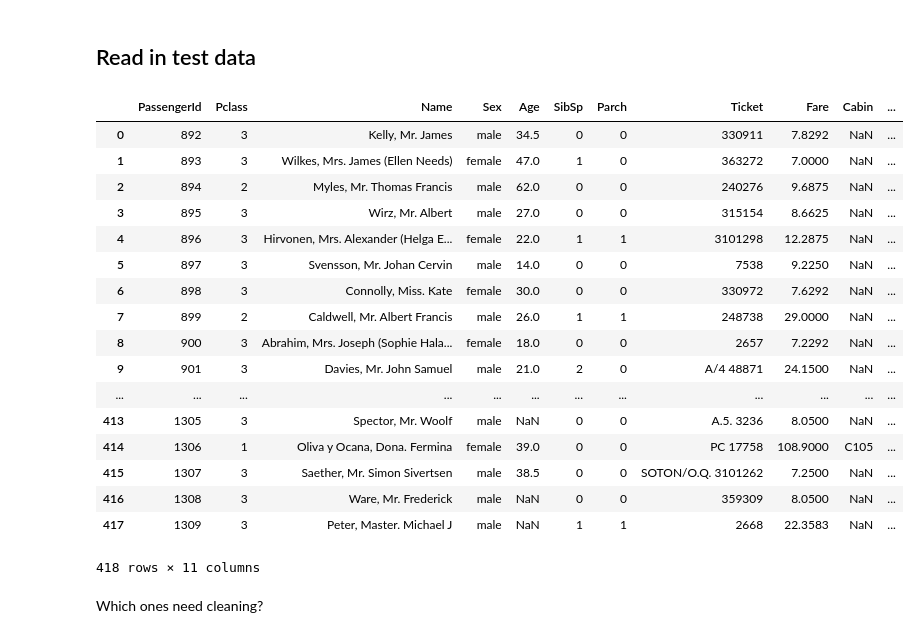
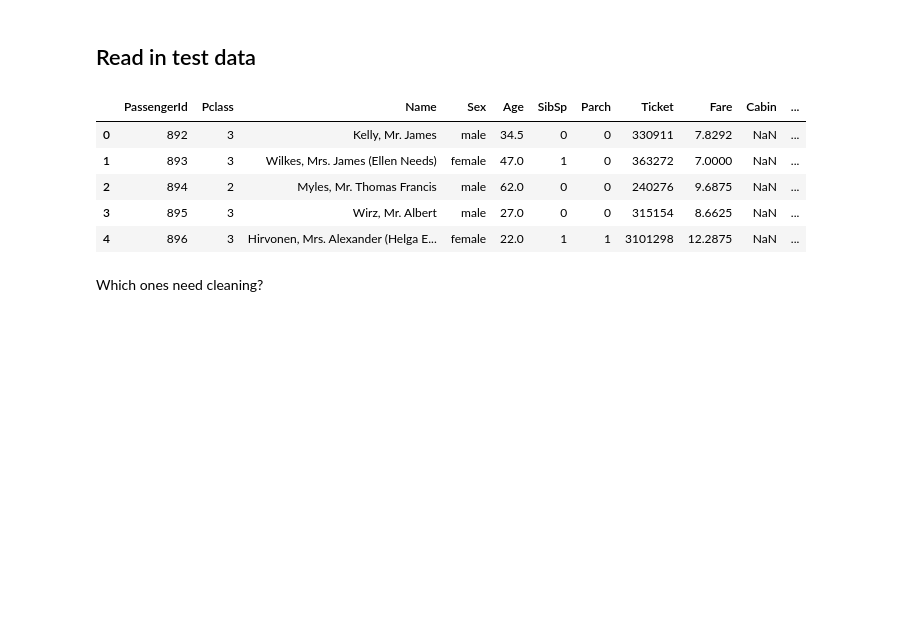
Before and after one commit to NickCorneau/kaggle, a Jupyter notebook: titanic/firstrandomforests.ipynb, the cells around one changed output. Cells and saved outputs as stored; diff of their text form; code cells hidden in the pictures; blank space fills up the shorter version.

Commit message:
Replace 'df'->'train_df' and only print the head of the df's.

```diff
--- a/titanic/firstrandomforests.ipynb
+++ b/titanic/firstrandomforests.ipynb
@@ -266,27 +245,15 @@ df
 # %% [markdown]
 ## Read in test data
 # %%
-test_df = pd.read_csv('csv/test.csv',header=0)
-test_df
+test_train_df = pd.read_csv('csv/test.csv',header=0)
+test_train_df.head()
 # %% [output]
 |  | PassengerId | Pclass | Name | Sex | Age | SibSp | Parch | Ticket | Fare | Cabin | ... |
 | 0 | 892 | 3 | Kelly, Mr. James | male | 34.5 | 0 | 0 | 330911 | 7.8292 | NaN | ... |
 | 1 | 893 | 3 | Wilkes, Mrs. James (Ellen Needs) | female | 47.0 | 1 | 0 | 363272 | 7.0000 | NaN | ... |
 | 2 | 894 | 2 | Myles, Mr. Thomas Francis | male | 62.0 | 0 | 0 | 240276 | 9.6875 | NaN | ... |
 | 3 | 895 | 3 | Wirz, Mr. Albert | male | 27.0 | 0 | 0 | 315154 | 8.6625 | NaN | ... |
 | 4 | 896 | 3 | Hirvonen, Mrs. Alexander (Helga E... | female | 22.0 | 1 | 1 | 3101298 | 12.2875 | NaN | ... |
-| 5 | 897 | 3 | Svensson, Mr. Johan Cervin | male | 14.0 | 0 | 0 | 7538 | 9.2250 | NaN | ... |
-| 6 | 898 | 3 | Connolly, Miss. Kate | female | 30.0 | 0 | 0 | 330972 | 7.6292 | NaN | ... |
-| 7 | 899 | 2 | Caldwell, Mr. Albert Francis | male | 26.0 | 1 | 1 | 248738 | 29.0000 | NaN | ... |
-| 8 | 900 | 3 | Abrahim, Mrs. Joseph (Sophie Hala... | female | 18.0 | 0 | 0 | 2657 | 7.2292 | NaN | ... |
-| 9 | 901 | 3 | Davies, Mr. John Samuel | male | 21.0 | 2 | 0 | A/4 48871 | 24.1500 | NaN | ... |
-| ... | ... | ... | ... | ... | ... | ... | ... | ... | ... | ... | ... |
-| 413 | 1305 | 3 | Spector, Mr. Woolf | male | NaN | 0 | 0 | A.5. 3236 | 8.0500 | NaN | ... |
-| 414 | 1306 | 1 | Oliva y Ocana, Dona. Fermina | female | 39.0 | 0 | 0 | PC 17758 | 108.9000 | C105 | ... |
-| 415 | 1307 | 3 | Saether, Mr. Simon Sivertsen | male | 38.5 | 0 | 0 | SOTON/O.Q. 3101262 | 7.2500 | NaN | ... |
-| 416 | 1308 | 3 | Ware, Mr. Frederick | male | NaN | 0 | 0 | 359309 | 8.0500 | NaN | ... |
-| 417 | 1309 | 3 | Peter, Master. Michael J | male | NaN | 1 | 1 | 2668 | 22.3583 | NaN | ... |
-418 rows × 11 columns
 # %% [markdown]
 Which ones need cleaning?
 # %%
```
Also changed, not shown: parts of 37 cells of this notebook, 1 other file.
